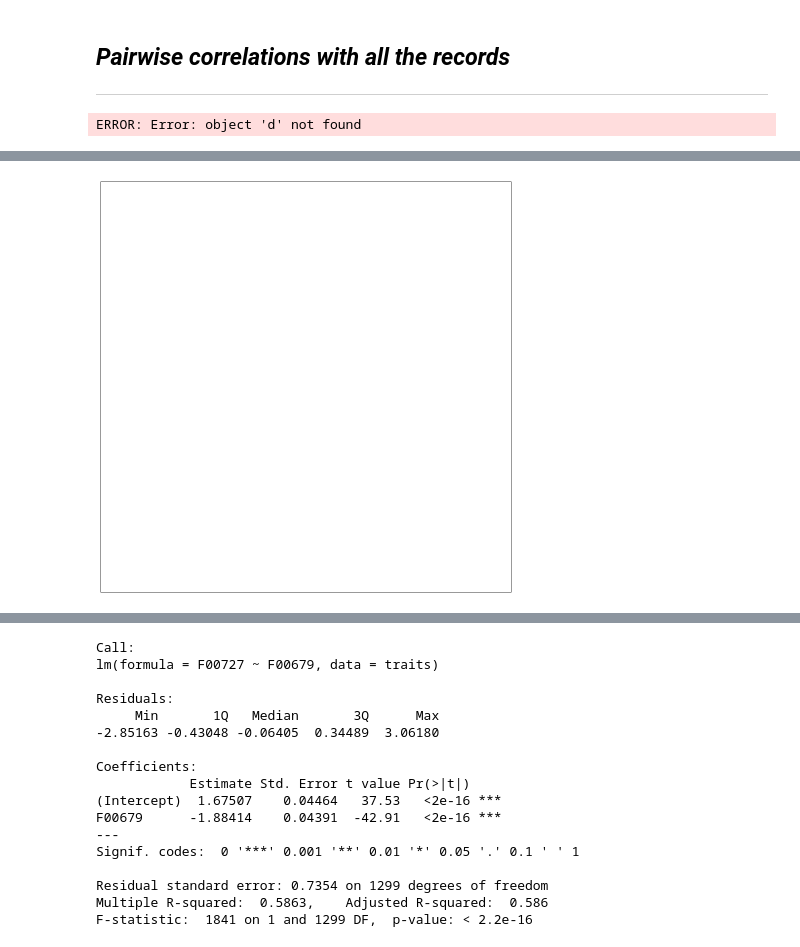
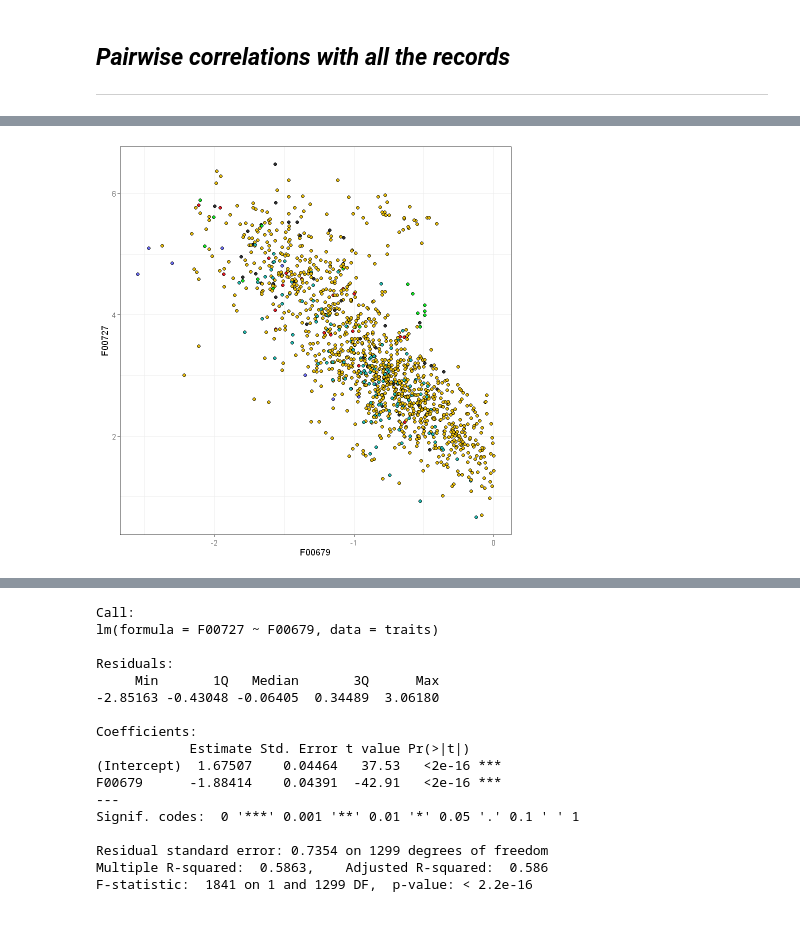
Before and after one commit to anoban/phd, a Jupyter notebook: R/notebooks/phylogenetics.ipynb, the cells around one changed output, grey strips where cells are left out. Saved outputs shown, nothing was run; the diff lists cells and outputs as text; code cells hidden in the pictures.

```diff
--- a/R/notebooks/phylogenetics.ipynb
+++ b/R/notebooks/phylogenetics.ipynb
@@ -226,13 +227,7 @@ traits$colour <- unname(STATE_COLOURS[traits$state])
-# %%
-plot(d$F00679, predict(m))
-# %% [output]
-ERROR: Error: object 'd' not found
 # %%
-p <- ggplot() + theme_bw()
+bp <- ggplot(aes(x = F00679, y = F00727, group = state, bg = I(colour)), data = traits) +  # this is the base plot with just points coloured by state
+          geom_point(pch = 21, color = "black") +
+          theme_bw()
 
-for (n in names(STATE_COLOURS))
-    d <- subset(traits, state == n)
-    m <- phylolm::phylolm(F00727 ~ F00679, data = d, model = "lambda", phy = tree, upper.bound = 1, lower.bound = 1e-10)
-    p <- p + geom_point(x = d$F00679, y = predict(m)) +
-            geom_line(x = d$F00679, y = predict(m))
+plot(bp)
 # %% [output]
@@ -241,4 +234,4 @@ Warning message in phylolm::phylolm(F00727 ~ F00679, data = d, model = "lambda",
+[figure, added]
 # %%
-plot(p)
+# we'll need to add the phylogenetic regression lines and confidence interval shades
+# let's not show the plain regression lines - will be a bit redundant
-# %% [output]
-[figure, removed]
```
Also changed, not shown: parts of 27 cells of this notebook.
